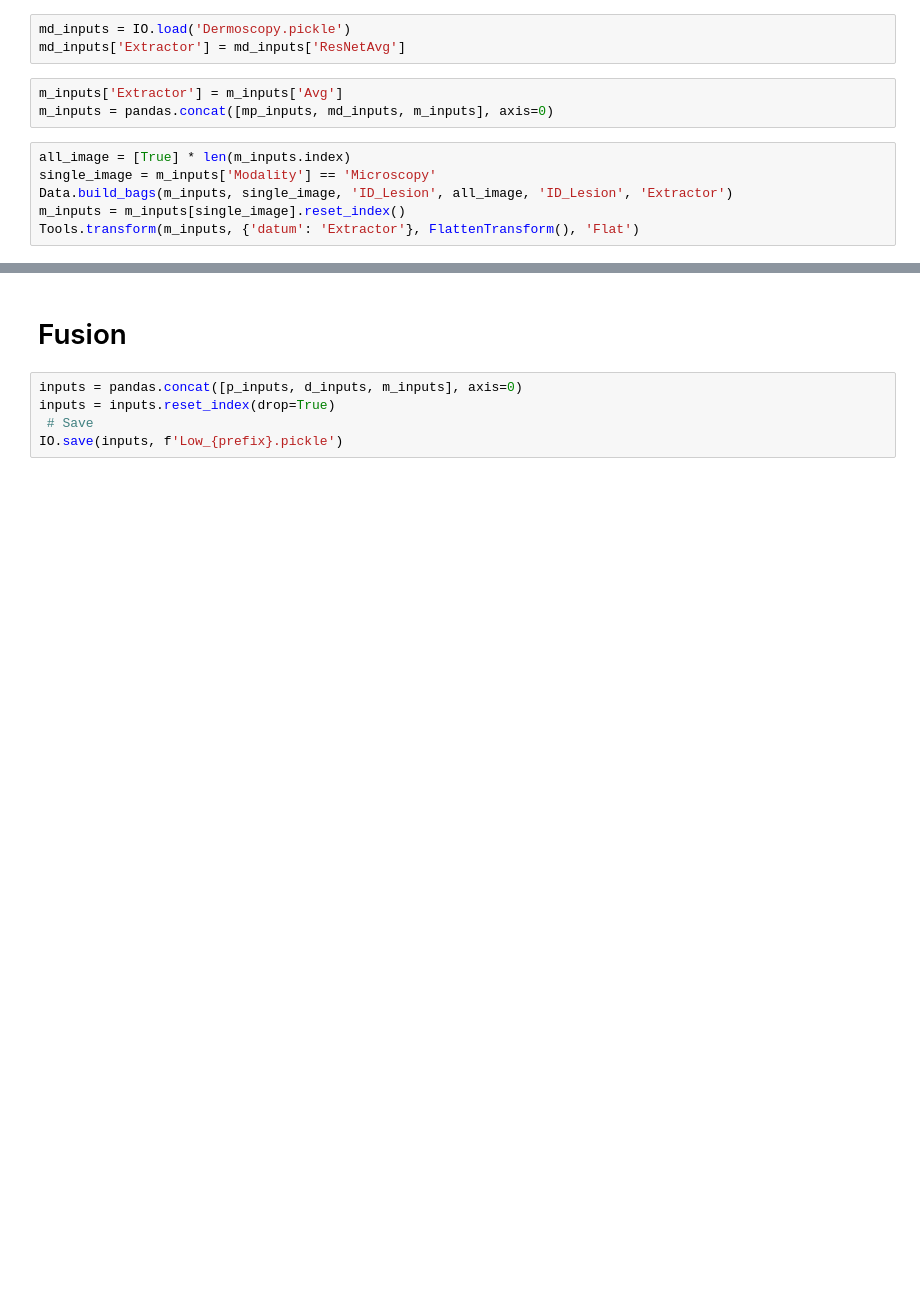
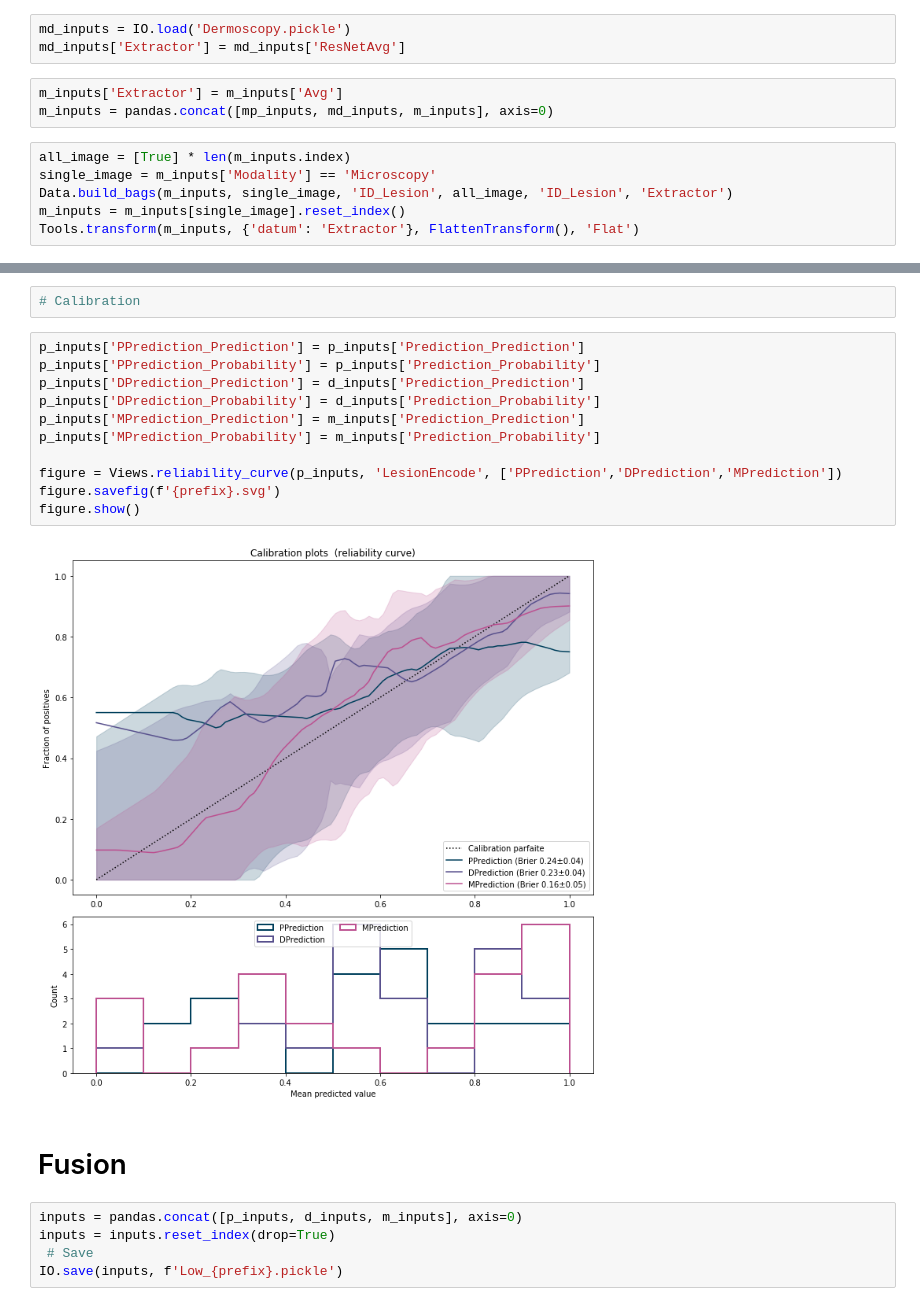
Before and after one commit to RomainCendre/classification, a Jupyter notebook: manuscript/MultimodalClassification/CumulativeIsotonic.ipynb, the cells around one changed output, grey strips where cells are left out. Drawn from its saved outputs; the diff is of its cells as text; blank space fills up the shorter version.

```diff
--- a/manuscript/MultimodalClassification/CumulativeIsotonic.ipynb
+++ b/manuscript/MultimodalClassification/CumulativeIsotonic.ipynb
@@ -166,3 +198,18 @@ display(HTML(ViewsTools.dataframe_renderer([Views.report(m_inputs, {'label_encod
+# %%
+# Calibration
+# %%
+p_inputs['PPrediction_Prediction'] = p_inputs['Prediction_Prediction']
+p_inputs['PPrediction_Probability'] = p_inputs['Prediction_Probability']
+p_inputs['DPrediction_Prediction'] = d_inputs['Prediction_Prediction']
+p_inputs['DPrediction_Probability'] = d_inputs['Prediction_Probability']
+p_inputs['MPrediction_Prediction'] = m_inputs['Prediction_Prediction']
+p_inputs['MPrediction_Probability'] = m_inputs['Prediction_Probability']
+
+figure = Views.reliability_curve(p_inputs, 'LesionEncode', ['PPrediction','DPrediction','MPrediction'])
+figure.savefig(f'{prefix}.svg')
+figure.show()
+# %% [output]
+[figure, added]
 # %% [markdown]
 # Fusion
 # %%
```
Also changed, not shown: parts of 12 cells of this notebook, 3 other files.
